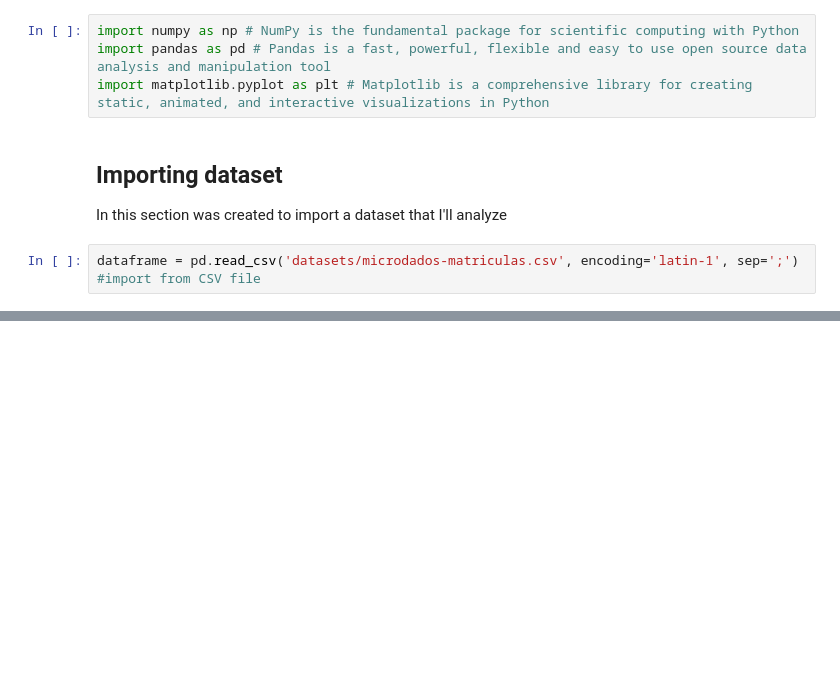
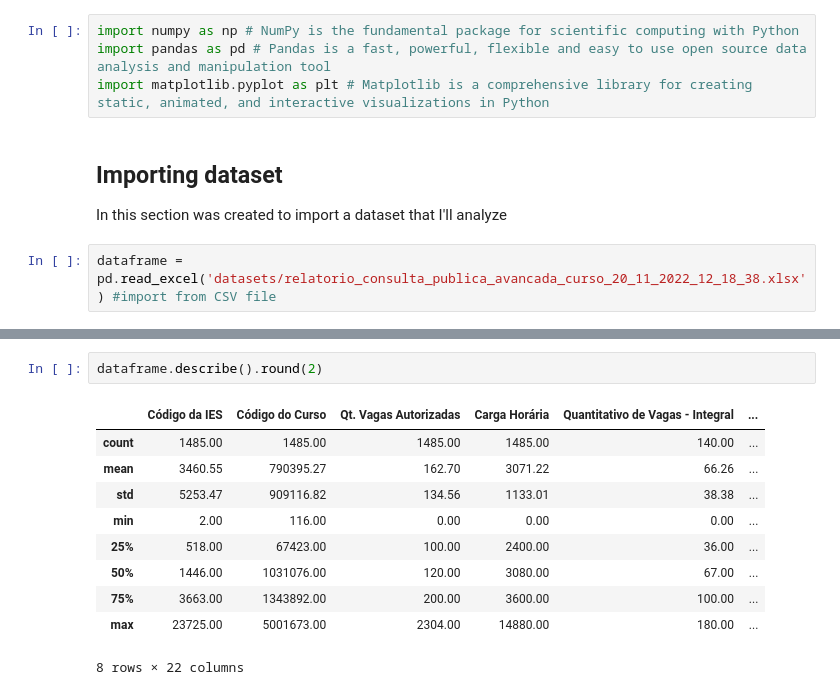
Before and after one commit to edupires89/datascience, a Jupyter notebook: 01_exploratoryanalysis.ipynb, the cells around one changed output, grey strips where cells are left out. Saved outputs shown, nothing was run; the diff lists cells and outputs as text; blank space fills up the shorter version.

```diff
--- a/01_exploratoryanalysis.ipynb
+++ b/01_exploratoryanalysis.ipynb
@@ -19,7 +19,7 @@ import matplotlib.pyplot as plt # Matplotlib is a comprehensive library for crea
 
 In this section was created to import a dataset that I'll analyze
 # %%
-dataframe = pd.read_csv('datasets/microdados-matriculas.csv', encoding='latin-1', sep=';') #import from CSV file
+dataframe = pd.read_excel('datasets/relatorio_consulta_publica_avancada_curso_20_11_2022_12_18_38.xlsx') #import from CSV file
 # %%
 dataframe.info() #basic informations about dataset and your data types
 dataframe.head() #five first tuples of dataset
@@ -26,0 +51,13 @@ dataframe.size()
+# %%
+dataframe.describe().round(2)
+# %% [output]
+|  | Código da IES | Código do Curso | Qt. Vagas Autorizadas | Carga Horária | Quantitativo de Vagas - Integral | ... |
+| count | 1485.00 | 1485.00 | 1485.00 | 1485.00 | 140.00 | ... |
+| mean | 3460.55 | 790395.27 | 162.70 | 3071.22 | 66.26 | ... |
+| std | 5253.47 | 909116.82 | 134.56 | 1133.01 | 38.38 | ... |
+| min | 2.00 | 116.00 | 0.00 | 0.00 | 0.00 | ... |
+| 25% | 518.00 | 67423.00 | 100.00 | 2400.00 | 36.00 | ... |
+| 50% | 1446.00 | 1031076.00 | 120.00 | 3080.00 | 67.00 | ... |
+| 75% | 3663.00 | 1343892.00 | 200.00 | 3600.00 | 100.00 | ... |
+| max | 23725.00 | 5001673.00 | 2304.00 | 14880.00 | 180.00 | ... |
+8 rows × 22 columns
```
Also changed, not shown: parts of 1 cell of this notebook.
